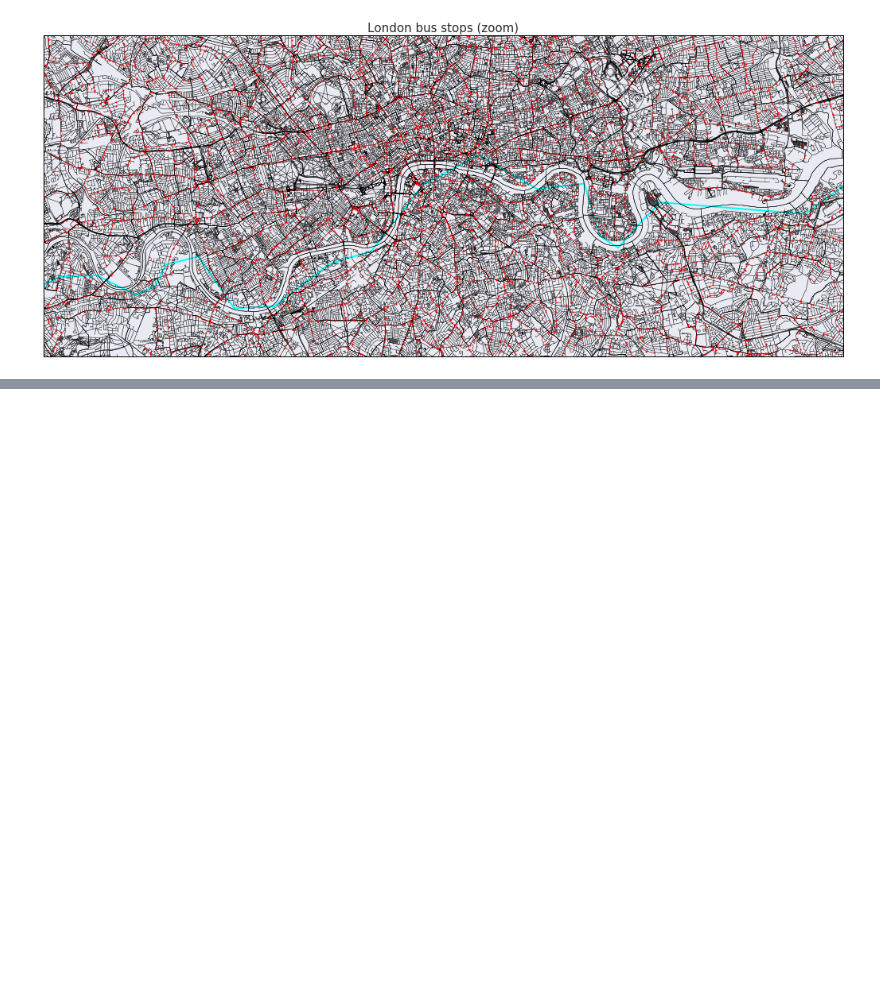
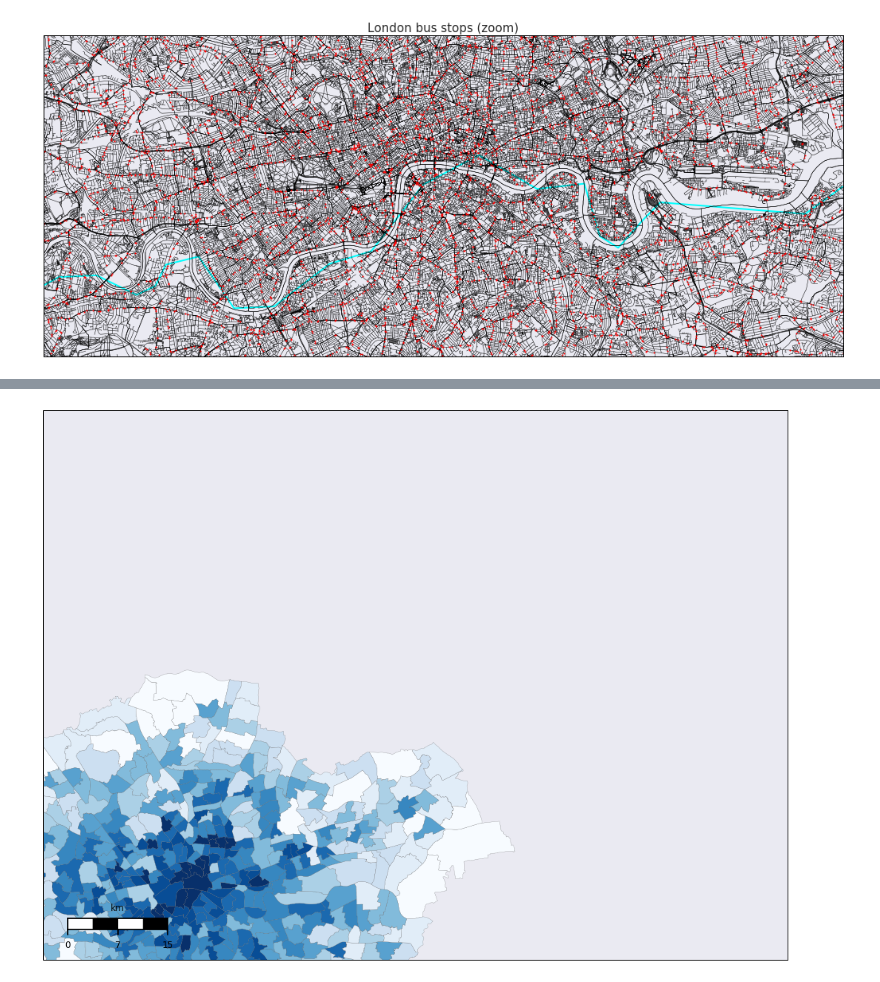
Before and after one commit to ondrejiayc/mapCrap, a Jupyter notebook: draw_map.ipynb, the cells around one changed output, grey strips where cells are left out. Saved outputs shown, nothing was run; the diff lists cells and outputs as text; code cells hidden in the pictures; blank space fills up the shorter version.

Commit message:
First version of density map - why the shift?!

```diff
--- a/draw_map.ipynb
+++ b/draw_map.ipynb
@@ -153,3 +153,4 @@ busPoints = MultiPoint([Point(myMap(mapX,mapY)) for mapX, mapY in zip(busStops['
 cityStops = filter(wardsPoly.contains,busPoints)
 
 wards['count'] = wards['poly'].map(lambda x: int(len(filter(prep(x).contains, cityStops))))
+wards['busStopDensity'] = 100*wards['count']/(wards['areaHa']-wards['nonLand']) #in stops per sq. km
@@ -174,0 +159,4 @@ Name: count, dtype: int64
+# %%
+breaks = nb(wards['busStopDensity'].values,initial=300,k=10)
+# %%
+wards['jBins'] = breaks.yb
@@ -174,0 +169,29 @@ Name: count, dtype: int64
+# %%
+cmap = plt.get_cmap('Blues')
+
+wards['patches'] = wards['poly'].map(lambda x: PolygonPatch(x, ec='#555555', lw=.2, alpha=1., zorder=4))
+# %%
+pc = PatchCollection(wards['patches'],match_original=True)
+
+pc.set_facecolor(cmap(wards['jBins'].values/9.))
+#pc.set_facecolor(cmap(Normalize(wards['jBins'].values)))
+
+fig = plt.figure()
+
+ax = fig.add_subplot(111)
+
+myMap = Basemap(projection='merc',resolution='h',area_thresh=0.1,
+                llcrnrlon=-.6,llcrnrlat=51.27,urcrnrlon=.4,urcrnrlat=51.73)
+
+myMap.drawmapboundary()
+
+ax.add_collection(pc)
+
+myMap.drawmapscale(lon=-.5,lat=51.3,lon0=-0.13,lat0=51.51,length=15,barstyle='fancy',fontsize=12)
+
+#cb = colorbar_index(ncolors=len(jenks_labels), cmap=cmap, shrink=0.5, labels=jenks_labels)
+#cb.ax.tick_params(labelsize=6)
+
+plt.show()
+# %% [output]
+[figure, added]
```
Also changed, not shown: parts of 5 cells of this notebook.
